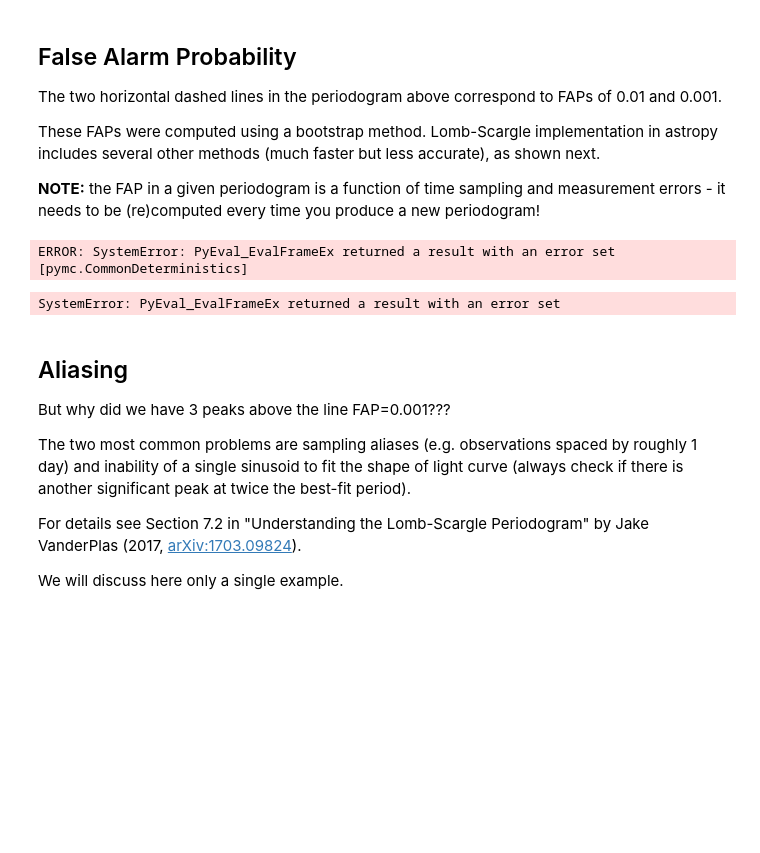
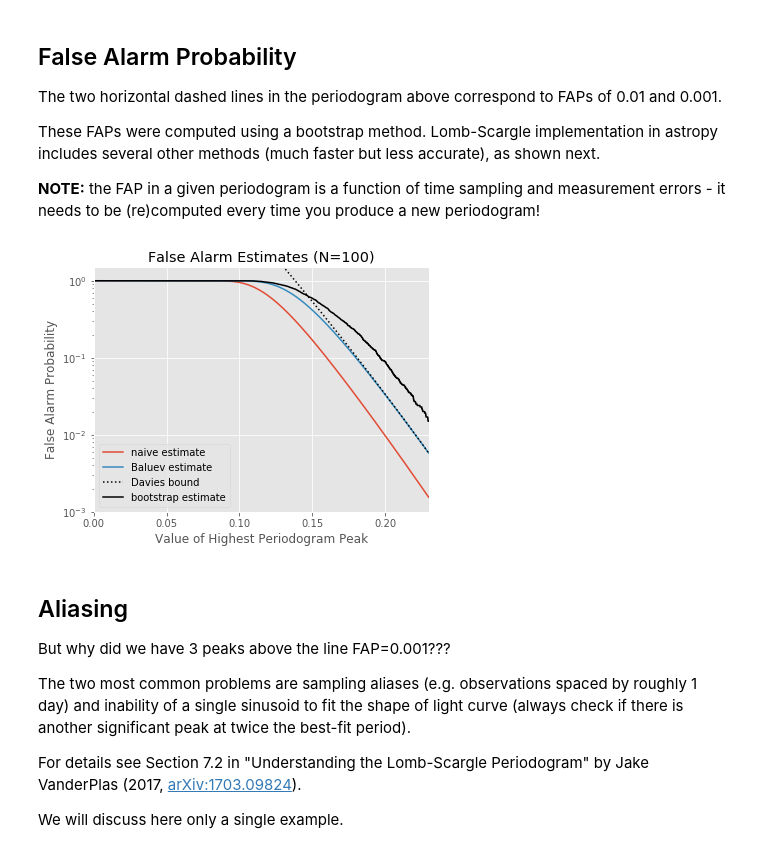
Before and after one commit to bayu-wilson/astr-324-s18, a Jupyter notebook: notebooks/Week-6-Tue.ipynb, the cells around one changed output. Drawn from its saved outputs; the diff is of its cells as text; code cells hidden in the pictures; blank space fills up the shorter version.

Commit message:
fixed broken call to showFAP4LS

```diff
--- a/notebooks/Week-6-Tue.ipynb
+++ b/notebooks/Week-6-Tue.ipynb
@@ -652,10 +652,9 @@ def showFAP4LS(t, y, dy):
 
     return
 # %%
-showFAP4LS(t, y, dy)
+showFAP4LS(t, y_obs, dy)
 # %% [output]
-ERROR: SystemError: PyEval_EvalFrameEx returned a result with an error set [pymc.CommonDeterministics]
-SystemError: PyEval_EvalFrameEx returned a result with an error set
+[figure, added]
 # %% [markdown]
 ## Aliasing
 
```
Also changed, not shown: parts of 3 cells of this notebook.
